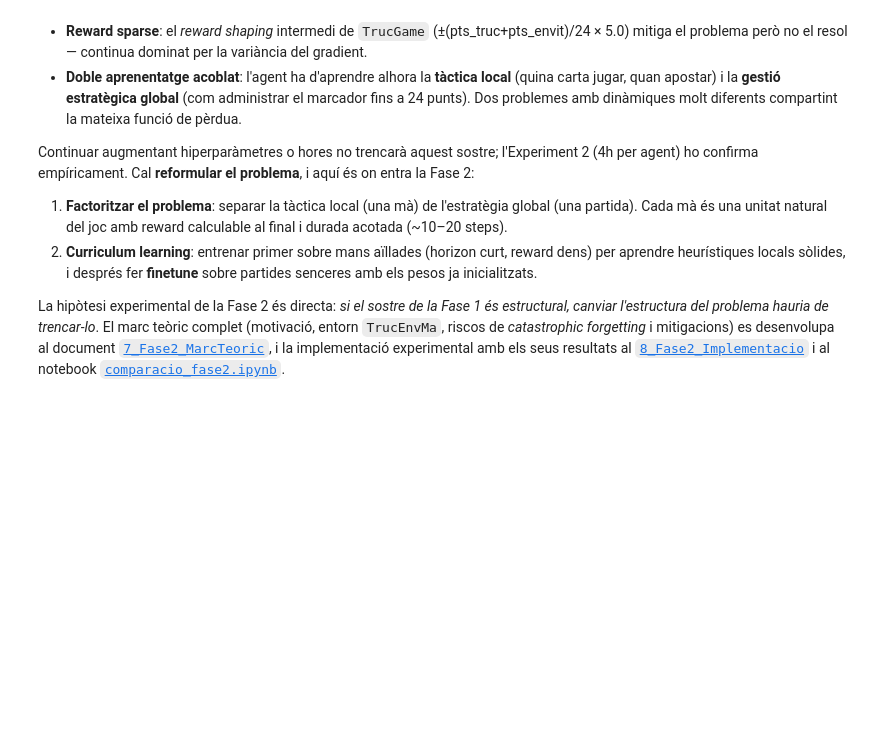
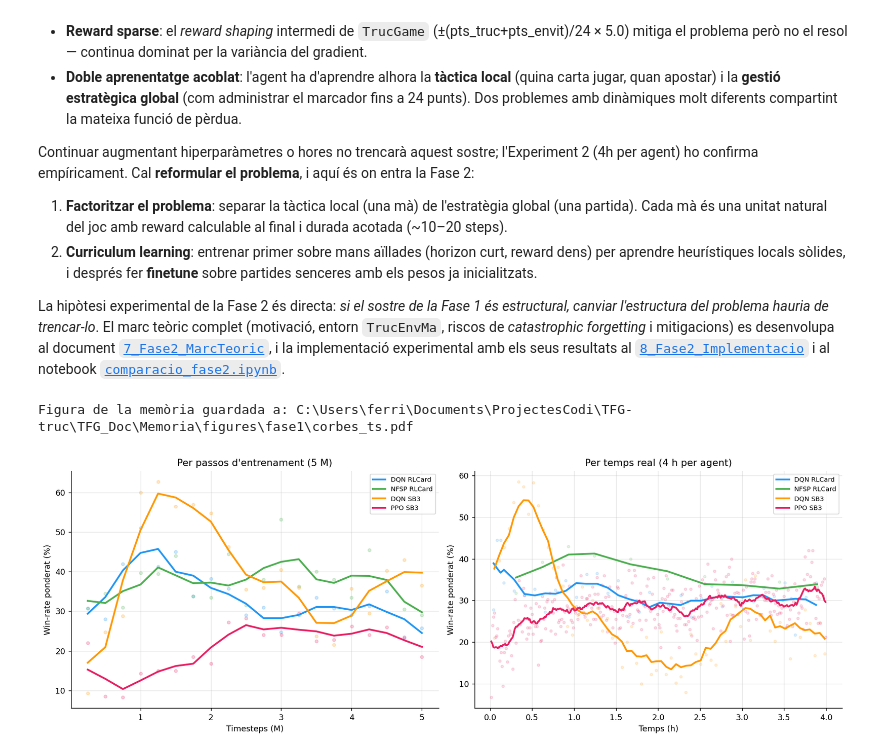
Before and after one commit to JoFeF08/TFG_Doc, a Jupyter notebook: notebooks/1_comparacio_inicial/comparacio_fase1.ipynb, the cells around one changed output. Drawn from its saved outputs; the diff is of its cells as text; code cells hidden in the pictures; blank space fills up the shorter version.

Commit message:
reviso fase1

```diff
--- a/notebooks/1_comparacio_inicial/comparacio_fase1.ipynb
+++ b/notebooks/1_comparacio_inicial/comparacio_fase1.ipynb
@@ -496,3 +496,45 @@ Continuar augmentant hiperparàmetres o hores no trencarà aquest sostre; l'Expe
 2. **Curriculum learning**: entrenar primer sobre mans aïllades (horizon curt, reward dens) per aprendre heurístiques locals sòlides, i després fer **finetune** sobre partides senceres amb els pesos ja inicialitzats.
 
 La hipòtesi experimental de la Fase 2 és directa: *si el sostre de la Fase 1 és estructural, canviar l'estructura del problema hauria de trencar-lo*. El marc teòric complet (motivació, entorn `TrucEnvMa`, riscos de *catastrophic forgetting* i mitigacions) es desenvolupa al document [`7_Fase2_MarcTeoric`](../../7_Fase2_MarcTeoric.md), i la implementació experimental amb els seus resultats al [`8_Fase2_Implementacio`](../../8_Fase2_Implementacio.md) i al notebook [`comparacio_fase2.ipynb`](../2_curriculum_learning/comparacio_fase2.ipynb).
+# %%
+# Export figura memòria: win-rate ponderat sota els dos pressupostos (per passos | per temps).
+# Punts = avaluacions individuals; línia = mitjana mòbil centrada.
+MEM_FASE1 = Path('../../Memoria/figures/fase1')
+MEM_FASE1.mkdir(parents=True, exist_ok=True)
+
+fig, (axL, axR) = plt.subplots(1, 2, figsize=(14, 5))
+
+# Esquerra: pressupost de passos (5 M)
+for agent, df in dades_ts.items():
+    x = df['step'] / 1e6
+    axL.scatter(x, df['eval_metric'], color=COLORS[agent], alpha=0.22, s=14, zorder=2)
+    axL.plot(x, suavitzar(df['eval_metric'], 3), color=COLORS[agent],
+             label=LABELS[agent], linewidth=2.2, zorder=3)
+axL.set_title("Per passos d'entrenament (5 M)")
+axL.set_xlabel('Timesteps (M)')
+axL.set_ylabel('Win-rate ponderat (%)')
+axL.legend(fontsize=8)
+axL.grid(alpha=0.3)
+
+# Dreta: pressupost de temps (4 h per agent)
+if dades_temps:
+    WT = {'dqn_rlcard': 5, 'nfsp_rlcard': 3, 'dqn_sb3': 7, 'ppo_sb3': 20}
+    for agent, df in dades_temps.items():
+        x = df['elapsed_s'] / 3600
+        axR.scatter(x, df['eval_metric'], color=COLORS[agent], alpha=0.15, s=10, zorder=2)
+        axR.plot(x, suavitzar(df['eval_metric'], WT[agent]), color=COLORS[agent],
+                 label=LABELS[agent], linewidth=2.2, zorder=3)
+    axR.set_title('Per temps real (4 h per agent)')
+    axR.set_xlabel('Temps (h)')
+    axR.set_ylabel('Win-rate ponderat (%)')
+    axR.legend(fontsize=8)
+    axR.grid(alpha=0.3)
+
+plt.tight_layout()
+_out = MEM_FASE1 / 'corbes_ts.pdf'
+plt.savefig(_out, bbox_inches='tight')
+print('Figura de la memòria guardada a:', _out.resolve())
+plt.show()
+# %% [output]
+Figura de la memòria guardada a: C:\Users\ferri\Documents\ProjectesCodi\TFG-truc\TFG_Doc\Memoria\figures\fase1\corbes_ts.pdf
+[figure, added]
```
Also changed, not shown: parts of 2 cells of this notebook, 1 other file.
